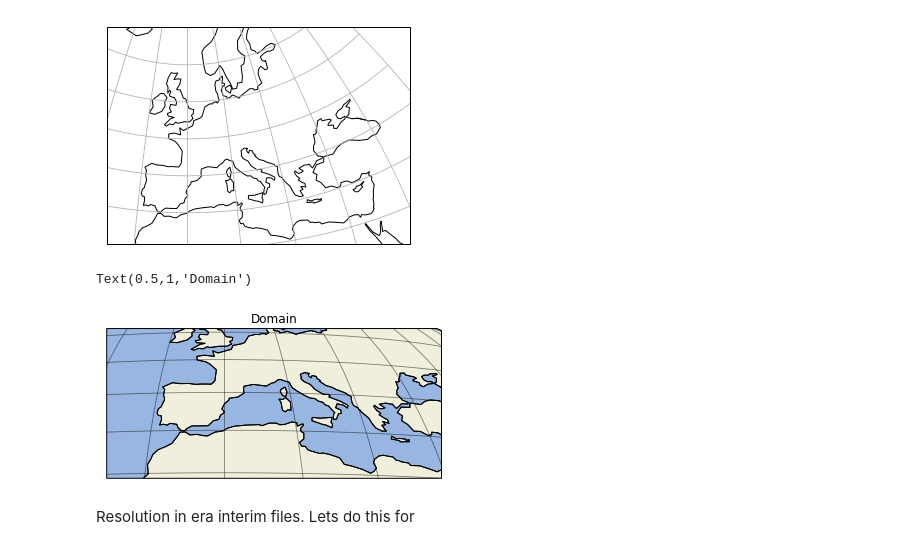
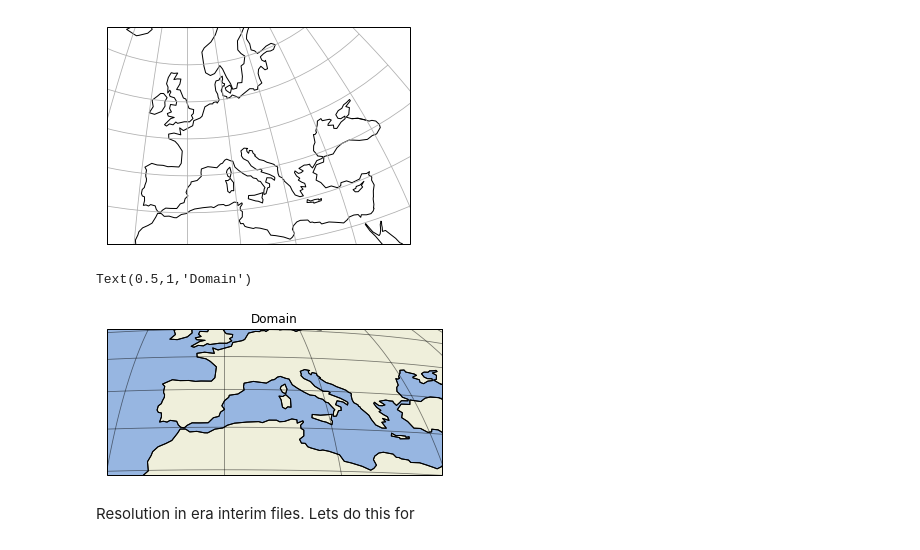
Before and after one commit to hannasv/ms, a Jupyter notebook: notebooks/plot_grid.ipynb, the cells around one changed output. Cells and saved outputs as stored; diff of their text form; code cells hidden in the pictures.

```diff
--- a/notebooks/plot_grid.ipynb
+++ b/notebooks/plot_grid.ipynb
@@ -24,17 +24,17 @@ ax.set_extent([-15, 40, 30, 60])
 # %%
 # Eumetsat 36 000km.
 import cartopy as cp
 ax = plt.axes(projection=ccrs.Geostationary(central_longitude=0.0, satellite_height=35785831,
                    false_easting=0, false_northing=0, globe=None))
 ax.coastlines()
 ax.gridlines(color='black', alpha=0.5)
 ax.add_feature(cp.feature.OCEAN, zorder=0)
 ax.add_feature(cp.feature.LAND, zorder=0, edgecolor='black')
-ax.set_extent([-15, 29.25, 30, 55.25])
+ax.set_extent([-15, 29.25, 30, 55.25-0.75])
 ax.set_title('Domain')
 # %% [output]
 Text(0.5,1,'Domain')
-[figure, old version]
+[figure, new version]
 # %% [markdown]
 Resolution in era interim files. Lets do this for
 # %%
```
Also changed, not shown: 2 other files.
